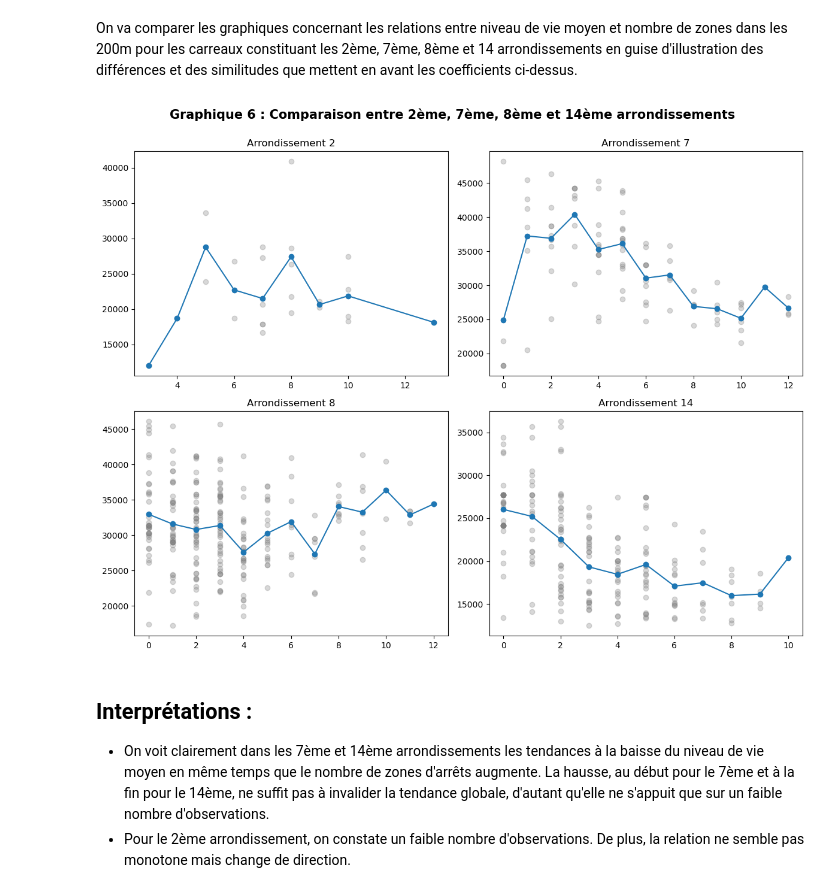
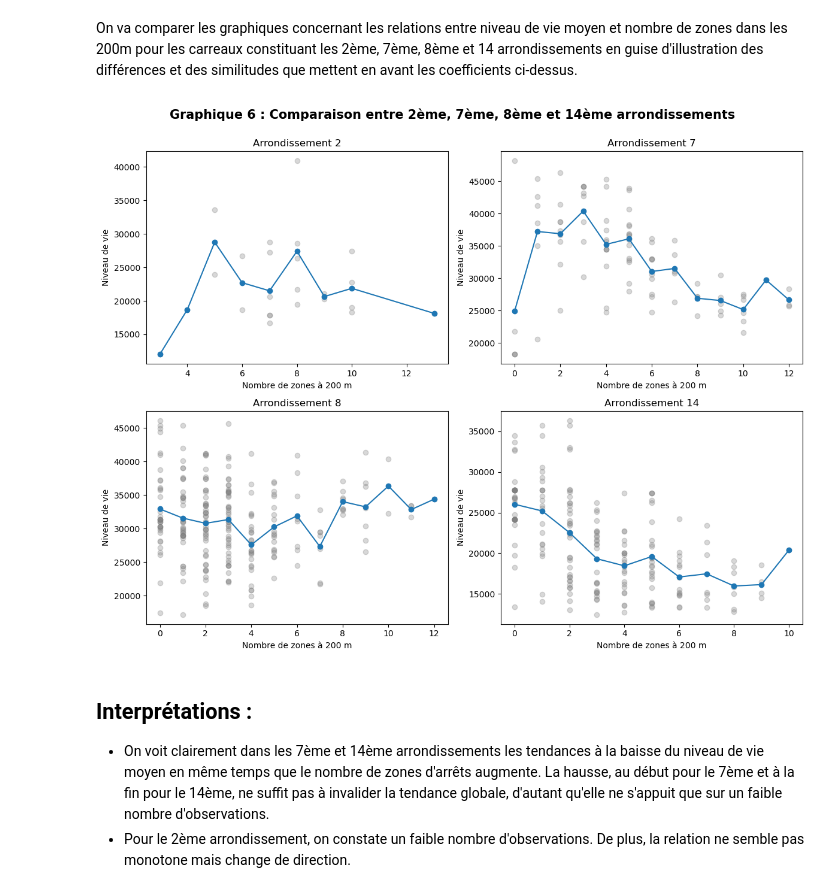
Before and after one commit to Florian-Guibelin/Marseille_transport_analysis, a Jupyter notebook: notebooks/02_analysis.ipynb, the cells around one changed output. Drawn from its saved outputs; the diff is of its cells as text; code cells hidden in the pictures.

```diff
--- a/notebooks/02_analysis.ipynb
+++ b/notebooks/02_analysis.ipynb
@@ -912,29 +912,32 @@ On va comparer les graphiques concernant les relations entre niveau de vie moyen
 # %%
 arrondissement = ["13202", "13207", "13208", "13214"]
 
 fig, ((ax_2, ax_7), (ax_8, ax_14)) = plt.subplots(2, 2, figsize=(12, 10))
 ycol = "ndv_moy_tous"
 xcol = "zones_200m"
 
 for arr, ax in zip(arrondissement, (ax_2, ax_7, ax_8, ax_14)):
 
     num_arr = int(arr) - 13200
     df = gdf_arr_unique[gdf_arr_unique["lcog_geo"] == arr]
 
     df = df.dropna(subset=[xcol, ycol])
     df_agg = df.groupby(xcol)[ycol].mean().reset_index().sort_values(xcol)
 
 
     ax.scatter(df[xcol], df[ycol], color="gray", alpha=0.3)
     ax.plot(df_agg[xcol], df_agg[ycol], marker="o")
     ax.set_title(f"Arrondissement {num_arr}")
+    ax.set_xlabel("Nombre de zones à 200 m")
+    ax.set_ylabel("Niveau de vie")
 
 fig.suptitle("Graphique 6 : Comparaison entre 2ème, 7ème, 8ème et 14ème arrondissements", fontsize=15, fontweight="bold", y=0.92)
 plt.tight_layout(rect=[0, 0, 1, 0.92])
 
+
 plt.show()
 # %% [output]
-[figure, old version]
+[figure, new version]
 # %% [markdown]
 Interprétations :
 ---
```
Also changed, not shown: parts of 2 cells of this notebook, 13 other files.
